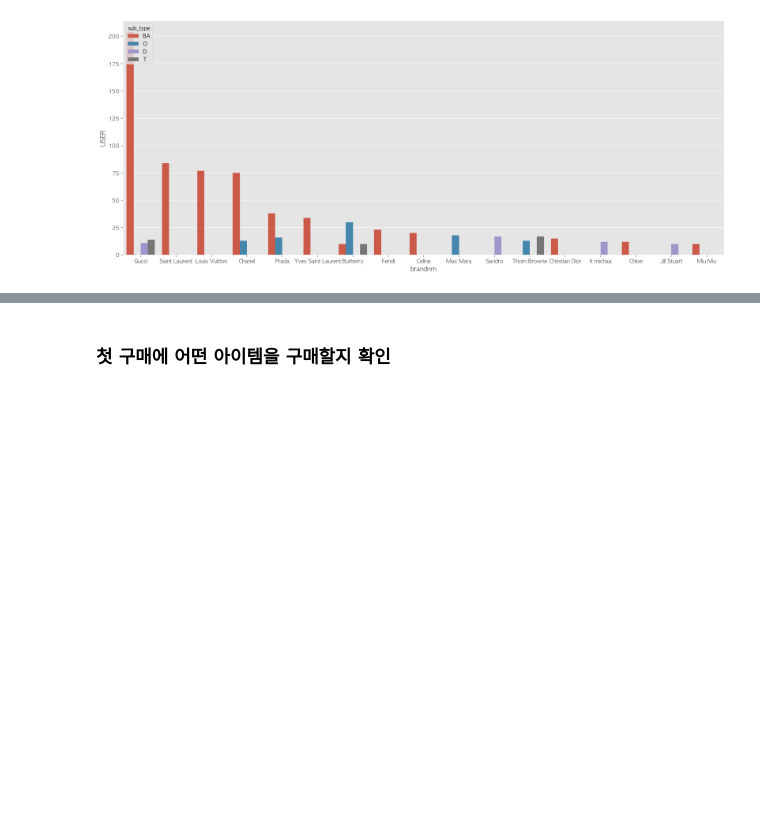
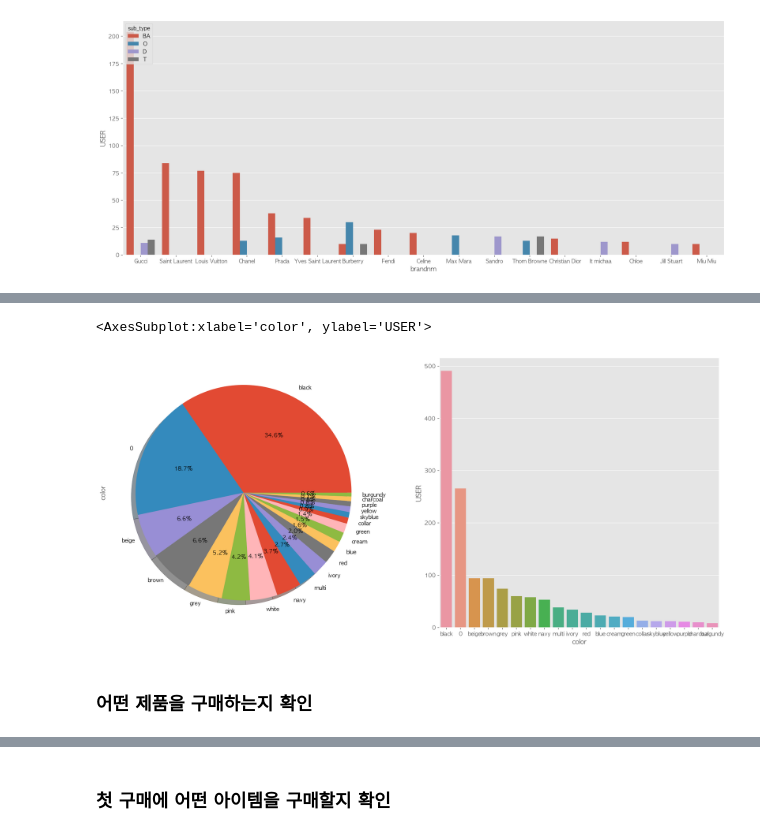
Before and after one commit to ilikeinow12/team2_wanted_onboarding, a Jupyter notebook: Project_no.3/Project3_draft.ipynb, the cells around one changed output, grey strips where cells are left out. Cells and saved outputs as stored; diff of their text form; code cells hidden in the pictures; blank space fills up the shorter version.

```diff
--- a/Project_no.3/Project3_draft.ipynb
+++ b/Project_no.3/Project3_draft.ipynb
@@ -399,0 +227,43 @@ plt.show()
+# %%
+data['color'] = 0
+
+def color_ext(color):
+    for i in range(len(data)):
+        if (color in data['component'][i]):
+            data['color'].iloc[i]=color
+# %%
+color_list = ['beige','black','blue','pink','navy','ivory',
+             'white','brown','cream','purple','deeppink',
+             'nude','burgundy','grey','red',
+            'skyblue', 'gold','mint','green','yellow',
+             'collar','charcoal',' khaki','orange','lavender','mustard',
+             'wine','salmon','multi','rainbow','bluegreen','black&beige',
+             'olive']
+
+for i in color_list:
+    color_ext(i)
+# %%
+# 중복 색 처리
+for i in range(len(data)):
+    if ('gray' in data['component'][i]):
+       data['color'].iloc[i] = 'grey'
+    if ('gray_1' in data['component'][i]):
+       data['color'].iloc[i] = 'grey'
+    if ('black1' in data['component'][i]):
+       data['color'].iloc[i] = 'black'
+    if ('black_1' in data['component'][i]):
+       data['color'].iloc[i] = 'black'
+    if ('Black' in data['component'][i]):
+       data['color'].iloc[i] = 'black'
+# %%
+color = data.groupby('color').count()['USER'].sort_values(ascending=False)[:20].reset_index()
+# %%
+f, ax = plt.subplots(1,2, figsize = (20,9))
+
+data['color'].value_counts()[:20].plot.pie(autopct = '%1.1f%%',shadow = True, ax=ax[0])
+sns.barplot(data=color, x='color', y='USER', ax=ax[1])
+# %% [output]
+<AxesSubplot:xlabel='color', ylabel='USER'>
+[figure, added]
+# %% [markdown]
+### 어떤 제품을 구매하는지 확인
```
Also changed, not shown: parts of 37 cells of this notebook.
